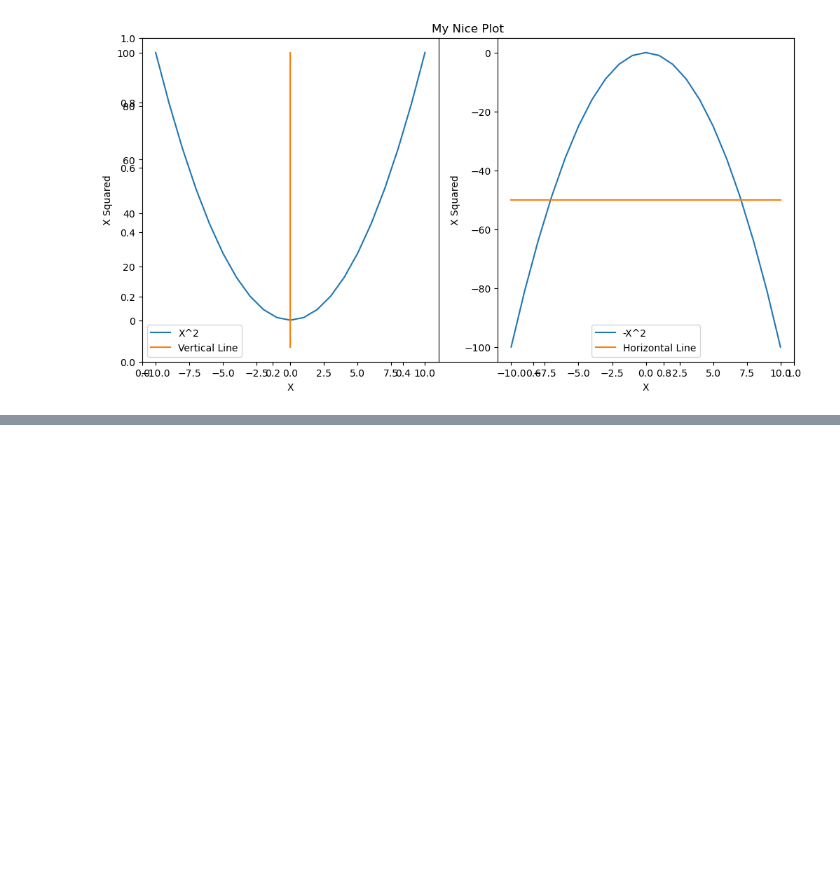
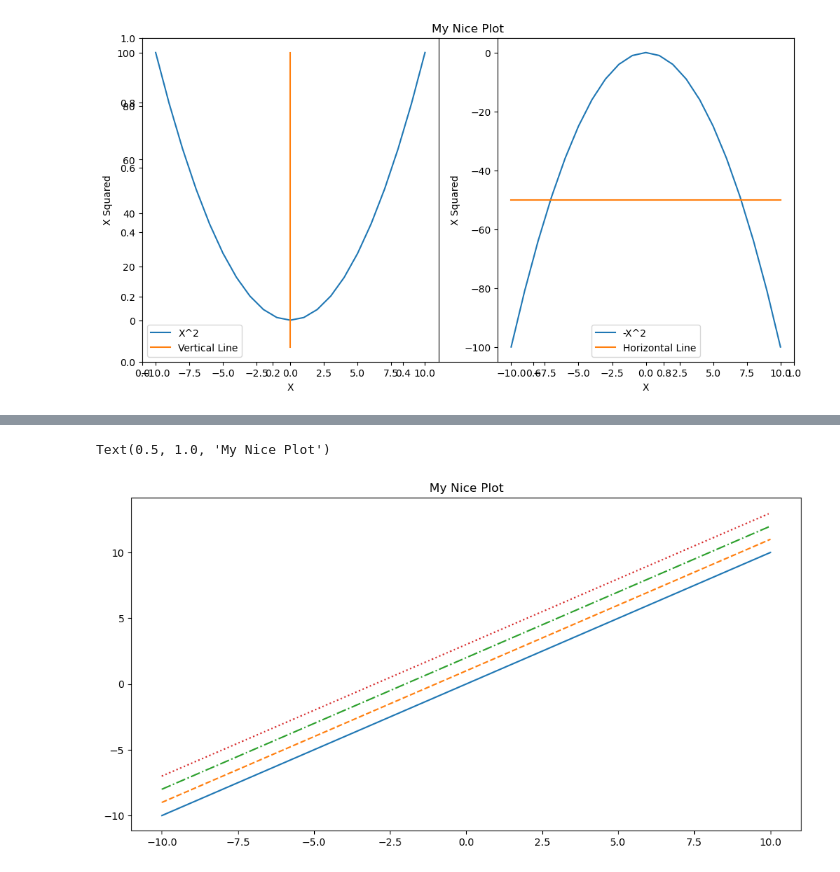
Before and after one commit to muhammadhananbaloch/Data-Analysis, a Jupyter notebook: data-cleaning-practice/Visualizations.ipynb, the cells around one changed output, grey strips where cells are left out. Cells and saved outputs as stored; diff of their text form; code cells hidden in the pictures; blank space fills up the shorter version.

```diff
--- a/data-cleaning-practice/Visualizations.ipynb
+++ b/data-cleaning-practice/Visualizations.ipynb
@@ -52,0 +76,12 @@ Text(0, 0.5, 'X Squared')
+# %%
+fig, axes = plt.subplots(figsize=(12, 6))
+
+axes.plot(x, x+0, linestyle = 'solid')
+axes.plot(x, x+1, linestyle ='dashed')
+axes.plot(x, x+2, linestyle = 'dashdot')
+axes.plot(x, x+3, linestyle = 'dotted')
+
+axes.set_title('My Nice Plot')
+# %% [output]
+Text(0.5, 1.0, 'My Nice Plot')
+[figure, added]
```
Also changed, not shown: parts of 7 cells of this notebook.
